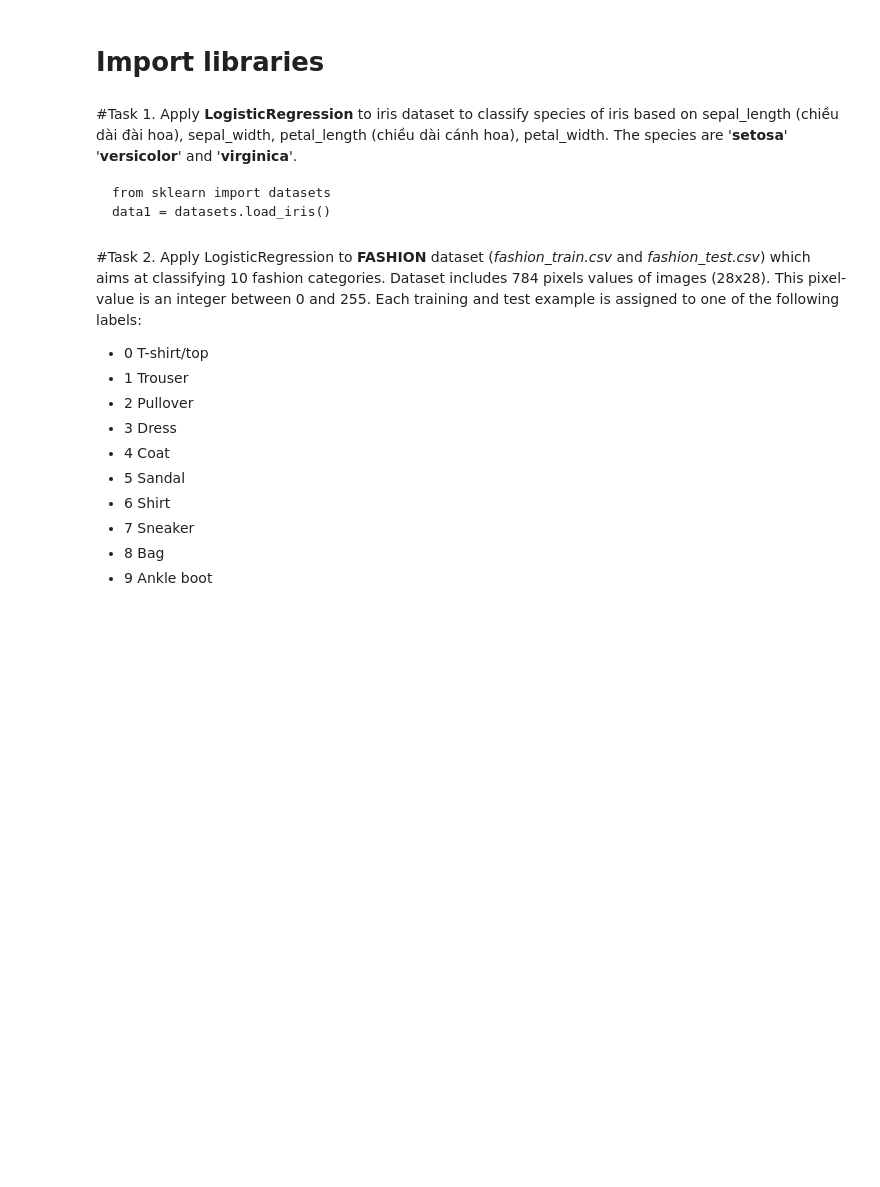
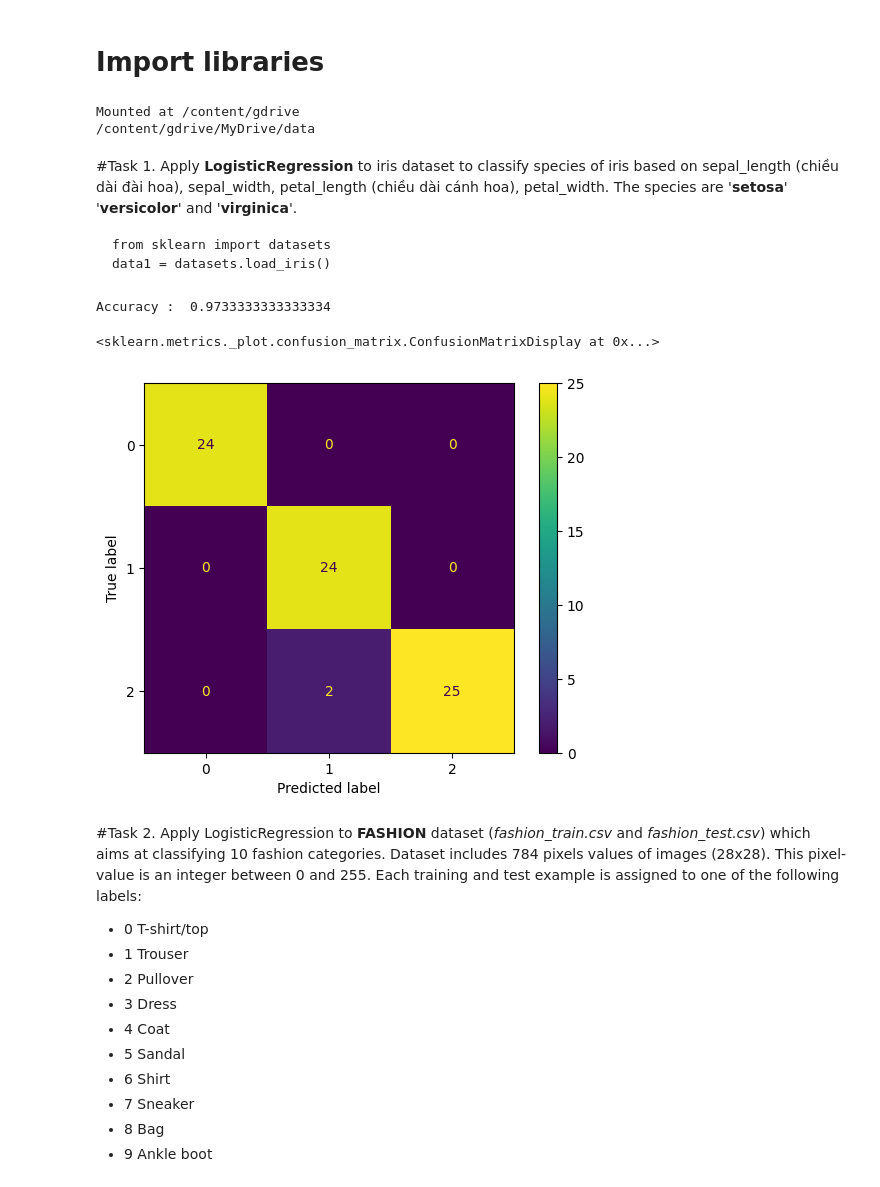
Before and after one commit to PhamTienLoc/Lab_ML, a Jupyter notebook: Lab_4_21130429_PhamTienLoc.ipynb, the cells around one changed output. Cells and saved outputs as stored; diff of their text form; code cells hidden in the pictures; blank space fills up the shorter version.

Commit message:
Được tạo bằng Colaboratory

```diff
--- a/Lab_4_21130429_PhamTienLoc.ipynb
+++ b/Lab_4_21130429_PhamTienLoc.ipynb
@@ -6,6 +6,13 @@
 *   **Deadline: 23:59, 01/04/2024**
 # %% [markdown]
 # Import libraries
+# %%
+from google.colab import drive
+drive.mount('/content/gdrive')
+%cd '/content/gdrive/MyDrive/data'
+# %% [output]
+Mounted at /content/gdrive
+/content/gdrive/MyDrive/data
 # %%
 # code
 import numpy as np
@@ -33,3 +40,20 @@ data1 = datasets.load_iris()
+# %%
+# code
+from sklearn import datasets
+data1 = datasets.load_iris()
+X = data1.data
+y = data1.target
+X_train, X_test, y_train, y_test = train_test_split(X,y, test_size=0.5, random_state=1)
+classifier = LogisticRegression(random_state = 0)
+classifier.fit(X_train, y_train)
+y_pred = classifier.predict(X_test)
+cm = confusion_matrix(y_test, y_pred)
+print ("Accuracy : ", accuracy_score(y_test, y_pred))
+metrics.ConfusionMatrixDisplay.from_predictions(y_test,y_pred)
+# %% [output]
+Accuracy :  0.9733333333333334
+<sklearn.metrics._plot.confusion_matrix.ConfusionMatrixDisplay at 0x...>
+[figure, added]
 # %% [markdown]
 #Task 2.
 Apply LogisticRegression to **FASHION** dataset (*fashion_train.csv* and *fashion_test.csv*) which aims at classifying 10 fashion categories. Dataset includes 784 pixels values of images (28x28). This pixel-value is an integer between 0 and 255. Each training and test example is assigned to one of the following labels:
```
Also changed, not shown: parts of 4 cells of this notebook.
